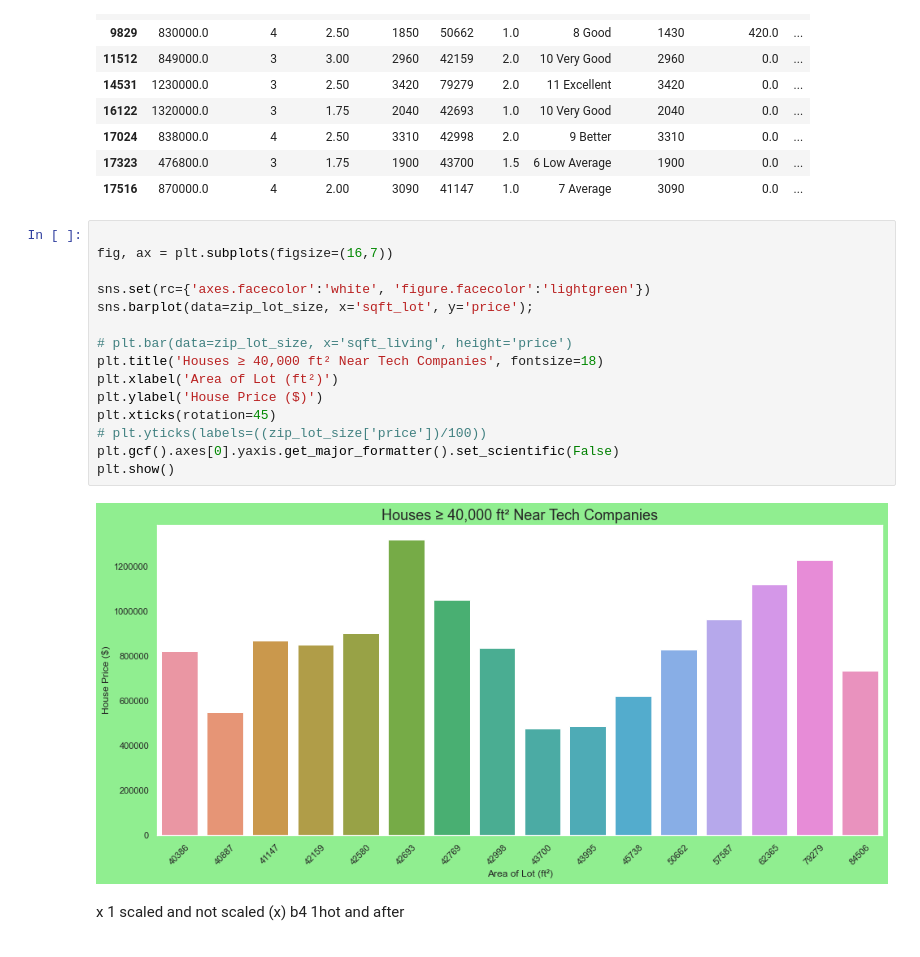
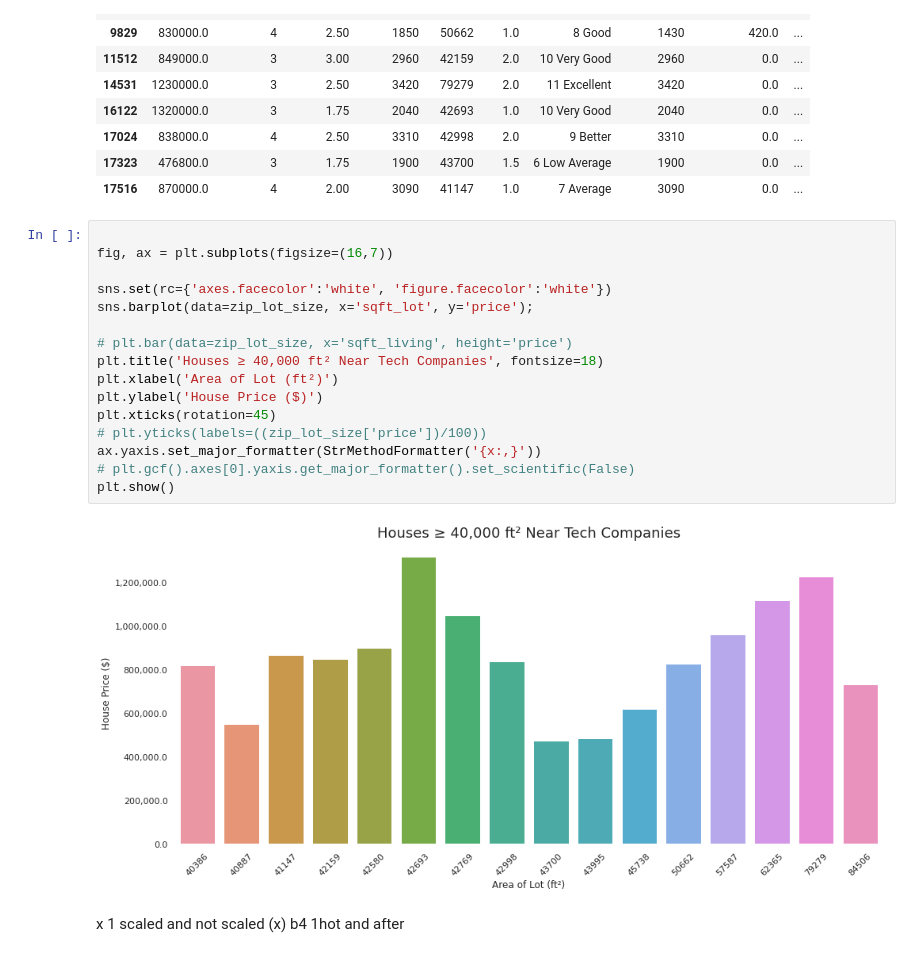
Before and after one commit to axoaxonic/green-housing-dev-analysis-project, a Jupyter notebook: development-notebooks/1book.ipynb, the cells around one changed output. Cells and saved outputs as stored; diff of their text form.

```diff
--- a/development-notebooks/1book.ipynb
+++ b/development-notebooks/1book.ipynb
@@ -298,20 +299,21 @@ zip_lot_size
 # %%
 
 fig, ax = plt.subplots(figsize=(16,7))
 
-sns.set(rc={'axes.facecolor':'white', 'figure.facecolor':'lightgreen'})
+sns.set(rc={'axes.facecolor':'white', 'figure.facecolor':'white'})
 sns.barplot(data=zip_lot_size, x='sqft_lot', y='price');
 
 # plt.bar(data=zip_lot_size, x='sqft_living', height='price')
 plt.title('Houses ≥ 40,000 ft² Near Tech Companies', fontsize=18)
 plt.xlabel('Area of Lot (ft²)')
 plt.ylabel('House Price ($)')
 plt.xticks(rotation=45)
 # plt.yticks(labels=((zip_lot_size['price'])/100))
-plt.gcf().axes[0].yaxis.get_major_formatter().set_scientific(False)
+ax.yaxis.set_major_formatter(StrMethodFormatter('{x:,}'))
+# plt.gcf().axes[0].yaxis.get_major_formatter().set_scientific(False)
 plt.show()
 # %% [output]
-[figure, old version]
+[figure, new version]
 # %% [markdown]
 x 1 scaled and not scaled (x)
 b4 1hot and after
```
Also changed, not shown: parts of 19 cells of this notebook, 3 other files.
